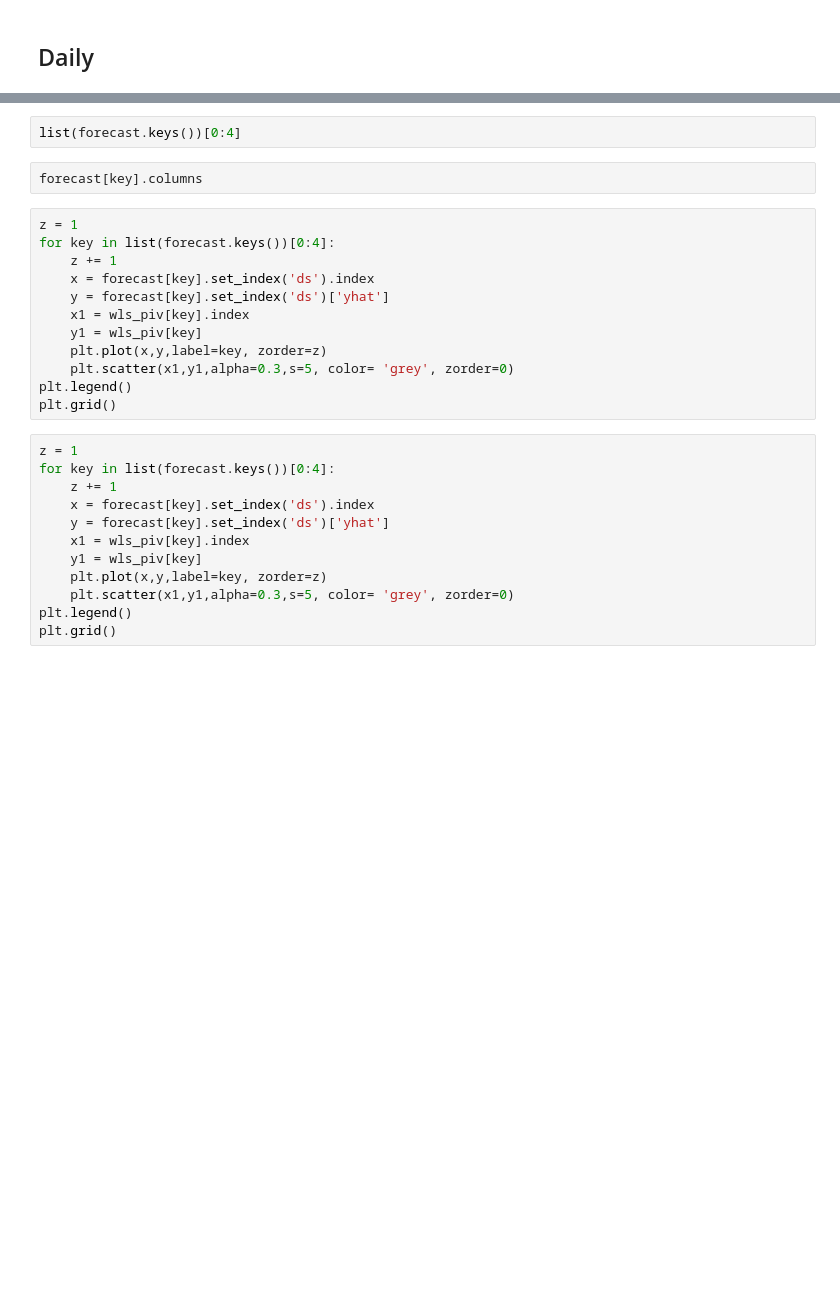
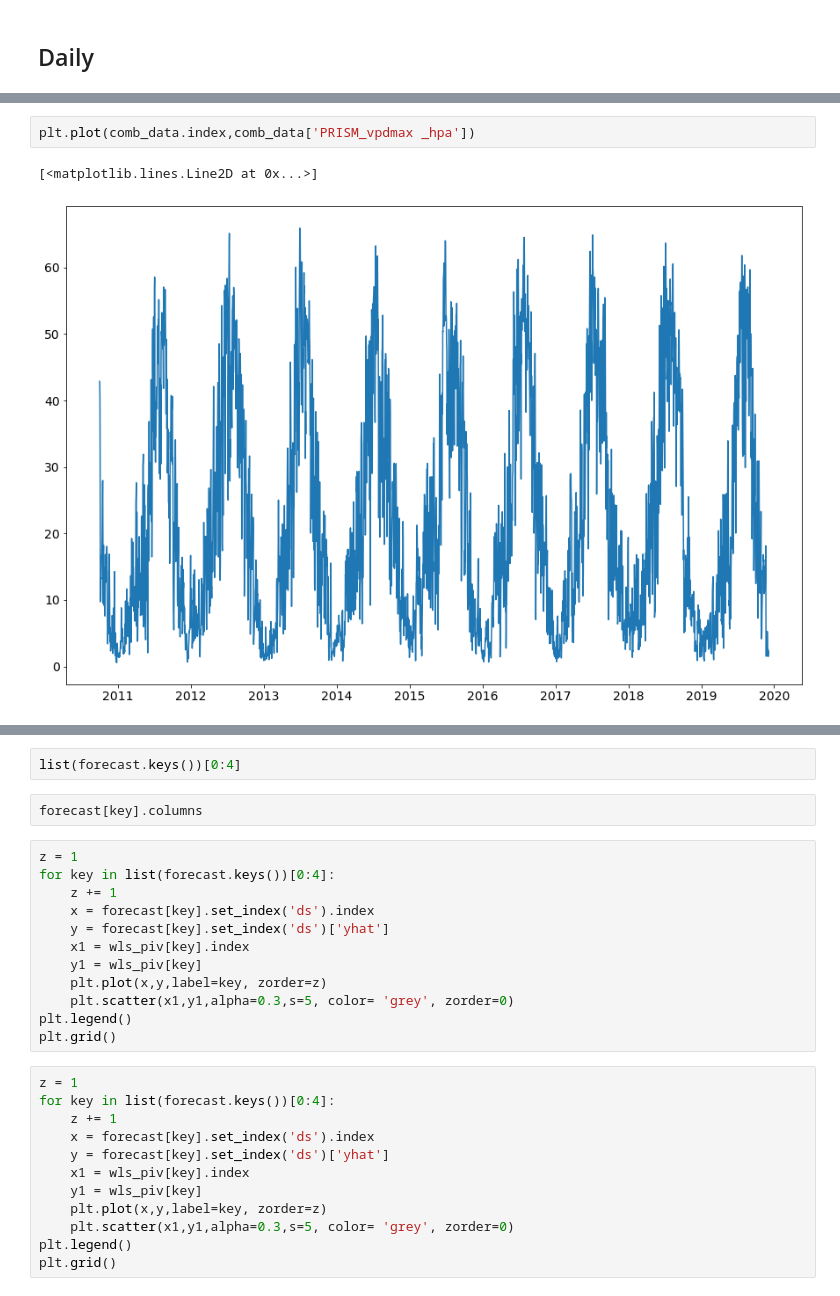
Before and after one commit to utah-geological-survey/Leland-Harris, a Jupyter notebook: notebooks/Prophet Model.ipynb, the cells around one changed output, grey strips where cells are left out. Saved outputs shown, nothing was run; the diff lists cells and outputs as text; blank space fills up the shorter version.

```diff
--- a/notebooks/Prophet Model.ipynb
+++ b/notebooks/Prophet Model.ipynb
@@ -639,3 +670,8 @@ comb_data.columns
+# %%
+plt.plot(comb_data.index,comb_data['PRISM_vpdmax _hpa'])
+# %% [output]
+[<matplotlib.lines.Line2D at 0x...>]
+[figure, added]
 # %%
 
 model = {}
```
Also changed, not shown: parts of 31 cells of this notebook.
